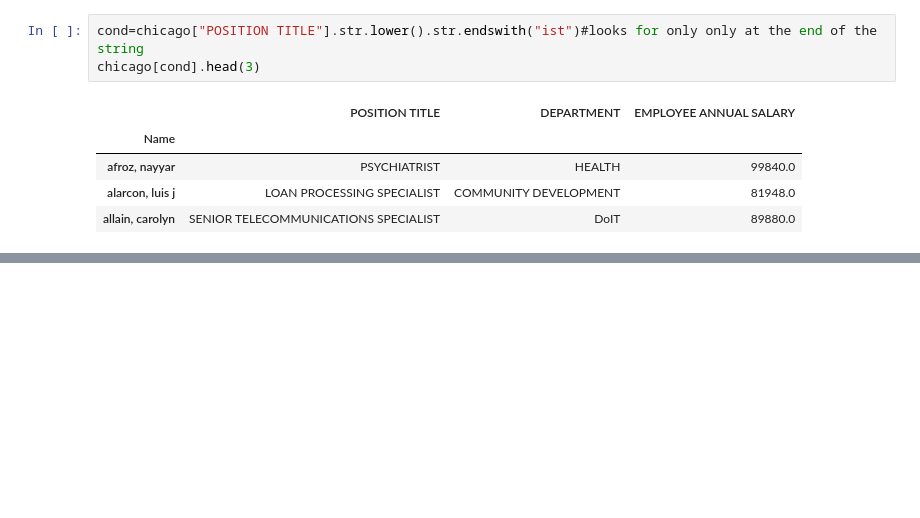
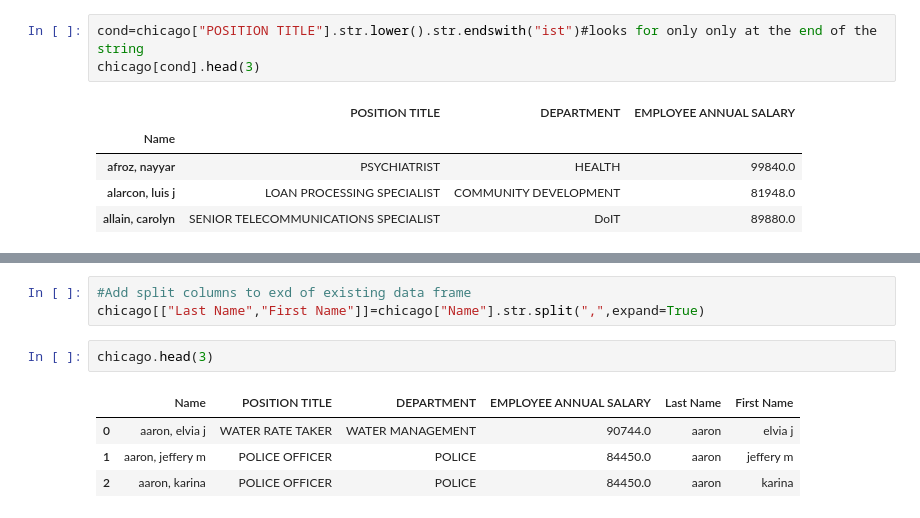
Before and after one commit to saurabhwasule/python-practice, a Jupyter notebook: UD_Data_Analysis_with_Pandas_an_Python/Working with Text Data.ipynb, the cells around one changed output, grey strips where cells are left out. Saved outputs shown, nothing was run; the diff lists cells and outputs as text; blank space fills up the shorter version.

```diff
--- a/UD_Data_Analysis_with_Pandas_an_Python/Working with Text Data.ipynb
+++ b/UD_Data_Analysis_with_Pandas_an_Python/Working with Text Data.ipynb
@@ -161,0 +193,10 @@ chicago[cond].head(3)
+# %%
+#Add split columns to exd of existing data frame
+chicago[["Last Name","First Name"]]=chicago["Name"].str.split(",",expand=True)
+# %%
+chicago.head(3)
+# %% [output]
+|  | Name | POSITION TITLE | DEPARTMENT | EMPLOYEE ANNUAL SALARY | Last Name | First Name |
+| 0 | aaron, elvia j | WATER RATE TAKER | WATER MANAGEMENT | 90744.0 | aaron | elvia j |
+| 1 | aaron, jeffery m | POLICE OFFICER | POLICE | 84450.0 | aaron | jeffery m |
+| 2 | aaron, karina | POLICE OFFICER | POLICE | 84450.0 | aaron | karina |
```
Also changed, not shown: parts of 7 cells of this notebook.
